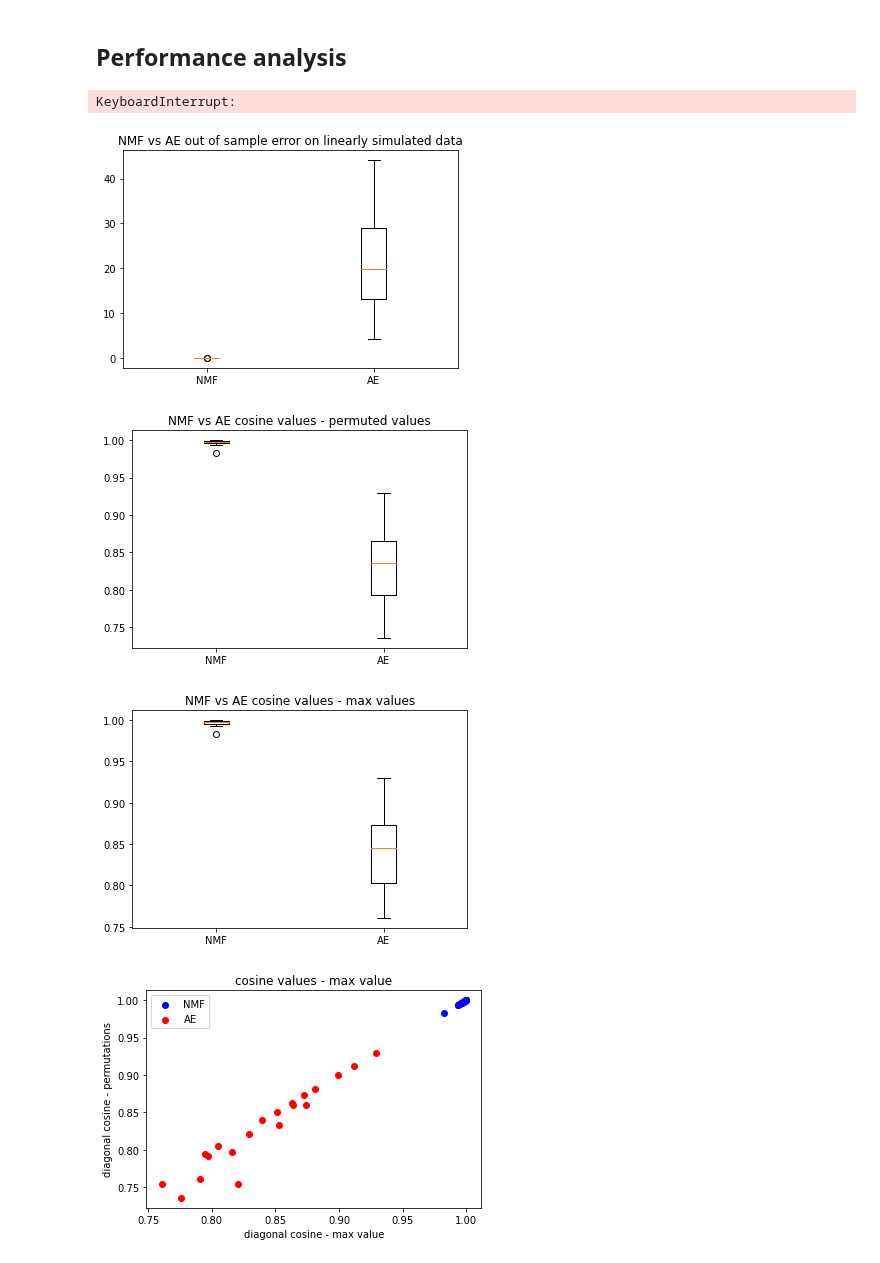
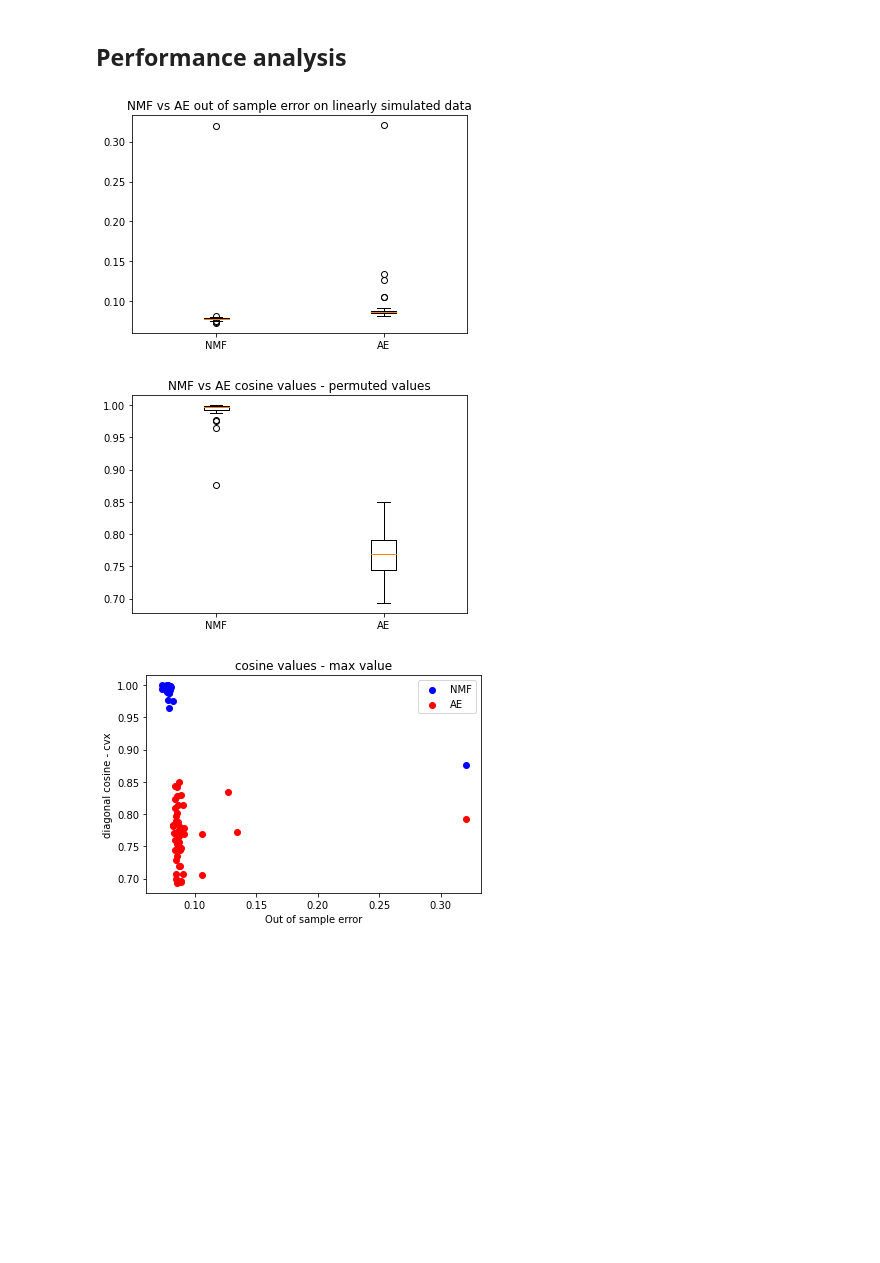
Before and after one commit to CLINDA-AAU/AAUtoSig, a Jupyter notebook: out_error_non_linear.ipynb, the cells around one changed output. Cells and saved outputs as stored; diff of their text form; code cells hidden in the pictures; blank space fills up the shorter version.

Commit message:
new method for AE data reconstruction

```diff
--- a/out_error_non_linear.ipynb
+++ b/out_error_non_linear.ipynb
@@ -32,13 +32,9 @@ def out_errorNMF(train_df, validation_df, nsigs ,true_sigs, max = False):
   rec = np.dot(ref_exposures, signatures)
   MSE = np.mean(((validation_df - rec)**2).to_numpy())
 
-  if max == True:
-    cos_max = cosine_max(signatures, true_sigs.to_numpy().T)
-    return cos_max, MSE
-  else:
-    cos_NMF = cosine_perm(true_sigs.to_numpy().T, signatures)[0]
-    cos_mean = np.mean(cos_NMF.diagonal())
-    return cos_mean, MSE
+  Y = cosine_cvx(signatures, true_sigs.T)
+  cos_mean = Y[0].trace()/nsigs
+  return cos_mean, MSE
 # %% [markdown]
 # AAUtoSig performance
 # %%
@@ -82,45 +71,29 @@ def performance_analysis(npatients, nsigs):
   cosineNMF_perm, outNMF = out_errorNMF(train_data_l, validation_data_l, nsigs, signatures_l)
   cosineAE_perm, outAE = out_error_AAUtoSig(train_data_l, validation_data_l, nsigs, signatures_l)
   return [cosineNMF_perm, outNMF, cosineAE_perm, outAE]
-asd = [performance_analysis(2000, 12) for _ in range(2)]
+asd = [performance_analysis(2000, 7) for _ in range(50)]
 result = pd.DataFrame(asd)
 result.columns = ["cosineNMF_perm", "outNMF", "cosineAE_perm", "outAE"]
-# %% [output]
-KeyboardInterrupt:
-# %%
-def performance_analysis(npatients, nsigs):
-  mut_matrix_l, signatures_l, _ = simulate_counts(nsigs, npatients)
-  train_data_l, validation_data_l = split_data(mut_matrix_l.T, 0.8)
-  cosineNMF_max, outNMF = out_errorNMF(train_data_l, validation_data_l, nsigs, signatures_l, max = True)
-  cosineAE_max, outAE = out_error_AAUtoSig(train_data_l, validation_data_l, nsigs, signatures_l, max = True)
-  return [cosineNMF_max, outNMF, cosineAE_max, outAE]
-asd = [performance_analysis(2000, 12) for _ in range(2)]
-result = pd.DataFrame(asd)
-result.columns = ["cosineNMF_max", "outNMF", "cosineAE_max", "outAE"]
 # %%
 plt.boxplot(result[['outNMF', 'outAE']], labels = ["NMF", "AE"])
 plt.title('NMF vs AE out of sample error on linearly simulated data')
 plt.show()
 
 plt.boxplot(result[['cosineNMF_perm', 'cosineAE_perm']] ,labels = ["NMF", "AE"])
 plt.title('NMF vs AE cosine values - permuted values')
 plt.show()
 
-plt.boxplot(result[['cosineNMF_max', 'cosineAE_max']] ,labels = ["NMF", "AE"])
-plt.title('NMF vs AE cosine values - max values')
-plt.show()
 
 
-plt.scatter(y = result['cosineNMF_perm'], x = result['cosineNMF_max'], c = 'blue', label = 'NMF')
-plt.scatter(y = result['cosineAE_perm'], x = result['cosineAE_max'], c = 'red', label = 'AE')
-plt.xlabel('diagonal cosine - max value')
-plt.ylabel('diagonal cosine - permutations')
+plt.scatter(y = result['cosineNMF_perm'], x = result['outNMF'], c = 'blue', label = 'NMF')
+plt.scatter(y = result['cosineAE_perm'], x = result['outAE'], c = 'red', label = 'AE')
+plt.xlabel('Out of sample error')
+plt.ylabel('diagonal cosine - cvx')
 plt.title('cosine values - max value')
 plt.legend()
 plt.show()
 #plt.savefig('linear.png', transparent=True)
 # %% [output]
-[figure, old version]
+[figure, new version]
-[figure, old version]
+[figure, new version]
-[figure, old version]
+[figure, new version]
-[figure, removed]
```
Also changed, not shown: parts of 2 cells of this notebook, 2 other files.
